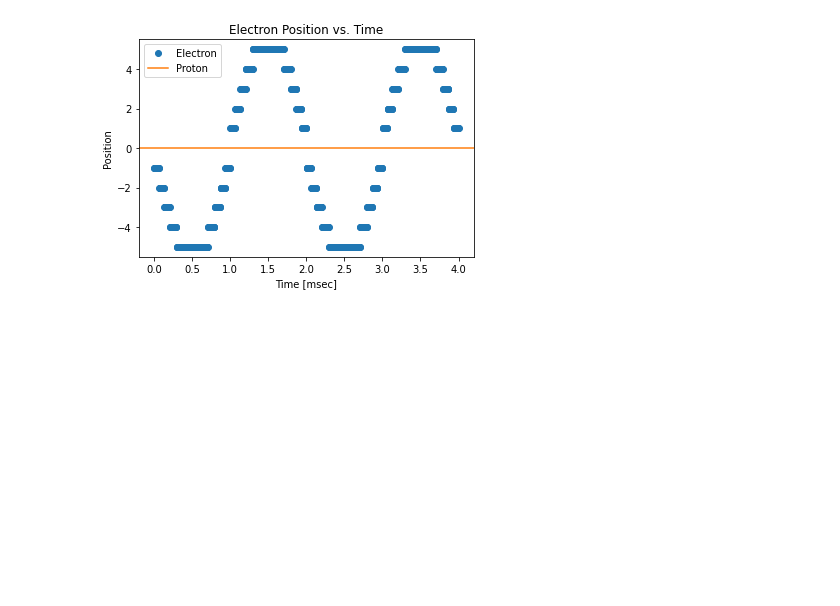
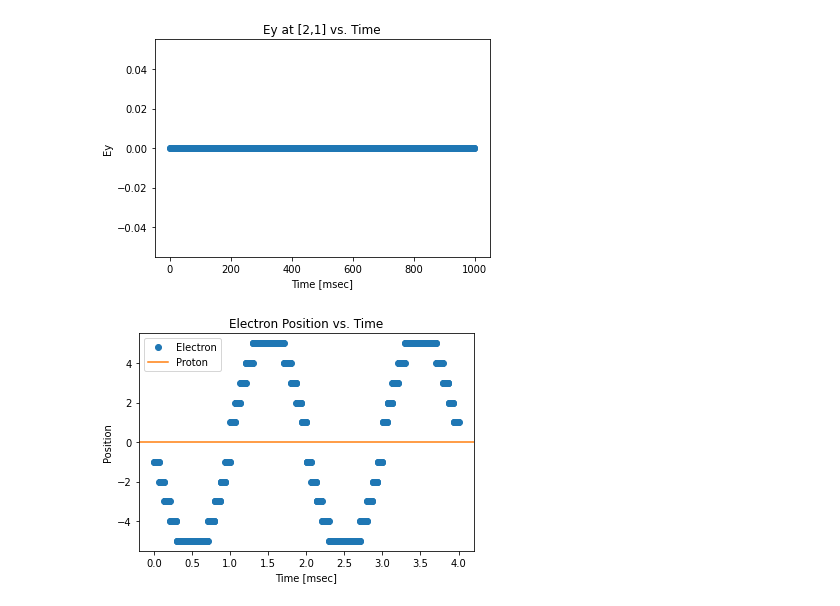
Before and after one commit to pauldelucia/atom-laser-interaction, a Jupyter notebook: Atom-Laser Interaction.ipynb, the cells around one changed output. Cells and saved outputs as stored; diff of their text form; code cells hidden in the pictures; blank space fills up the shorter version.

```diff
--- a/Atom-Laser Interaction.ipynb
+++ b/Atom-Laser Interaction.ipynb
@@ -178 +190,9 @@ for i in range(len(sinEx)):
+# %%
+plt.plot(sinEy,'o')
+plt.title('Ey at [2,1] vs. Time')
+plt.xlabel('Time [msec]')
+plt.ylabel('Ey')
+plt.show()
+# %% [output]
+[figure, added]
 # %%
```
Also changed, not shown: parts of 10 cells of this notebook.
